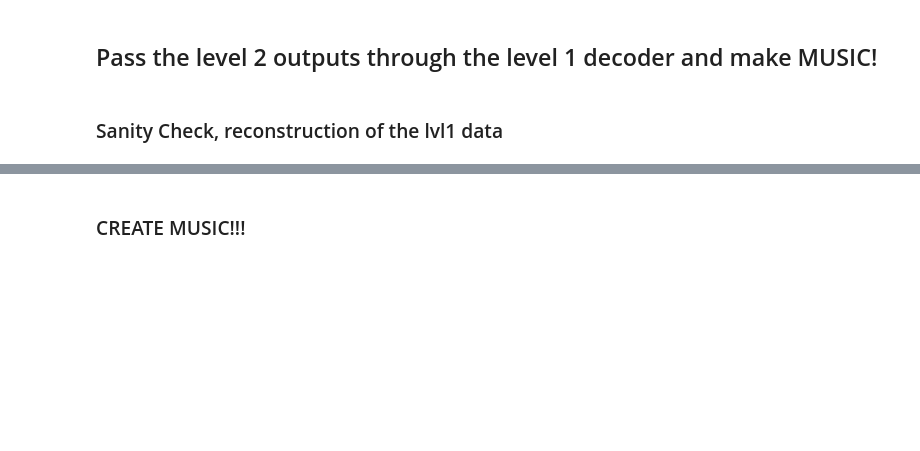
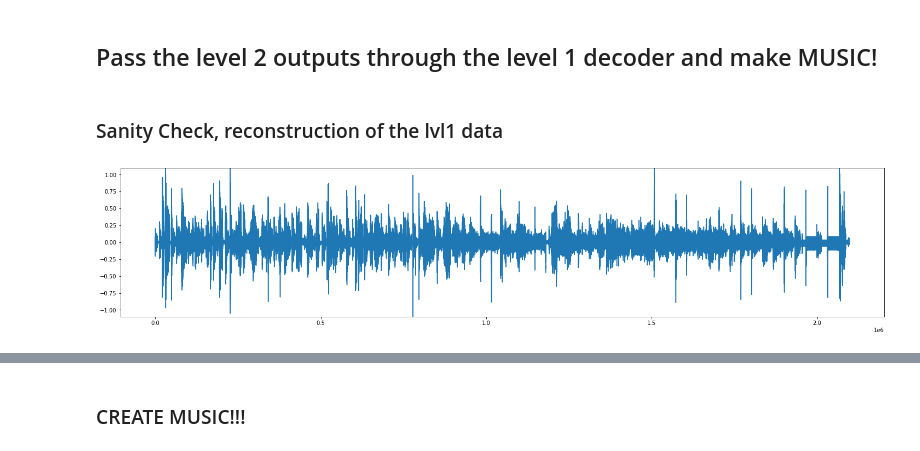
Before and after one commit to VovaTch/Infected_hdiff, a Jupyter notebook: test_lvl3_vqvae.ipynb, the cells around one changed output, grey strips where cells are left out. Cells and saved outputs as stored; diff of their text form; code cells hidden in the pictures; blank space fills up the shorter version.

```diff
--- a/test_lvl3_vqvae.ipynb
+++ b/test_lvl3_vqvae.ipynb
@@ -121,17 +151,27 @@ plt.show()
 # %% [markdown]
 ### Sanity Check, reconstruction of the lvl1 data
 # %%
+batch_size = 8
+
 with torch.no_grad():
     # z_q_out = vq_input
     z_q_out_lvl2 = model_lvl2.vq_module(lvl3_sample.unsqueeze(0).to(device))['v_q']
     output_lvl2 = model_lvl2.decoder(z_q_out_lvl2)
-    z_q_out_lvl1 = model_lvl1.vq_module(output_lvl2.unsqueeze(0).to(device))['v_q']
-    output_lvl1 = model_lvl1.decoder(z_q_out_lvl1)
+    output_lvl2 = output_lvl2.view((output_lvl2.shape[0] * batch_size, cfg_1['latent_depth'], -1))
+    output_lvl1 = torch.zeros([1, cfg_1['input_channels'], 0]).to(device=device)
+
+    for batch in output_lvl2:
+        batch = batch.unsqueeze(0)
+        z_q_out = model_lvl1.vq_module(batch.to(device))['v_q']
+        output_part = model_lvl1.decoder(z_q_out)
+        output_lvl1 = torch.cat((output_lvl1, output_part), dim=2)
 
 music_sample_rec = output_lvl1.view((1, -1))
 plt.figure(figsize=(25, 5))
 plt.plot(music_sample_rec[0, ...].cpu().detach().numpy())
 plt.ylim((-1.1, 1.1))
 plt.show()
 torchaudio.save('sample_out.mp3', music_sample_rec.cpu().detach(), 44100, format='mp3')
 IPython.display.Audio(filename="sample_out.mp3")
+# %% [output]
+[figure, added]
```
Also changed, not shown: parts of 6 cells of this notebook, 8 other files.
